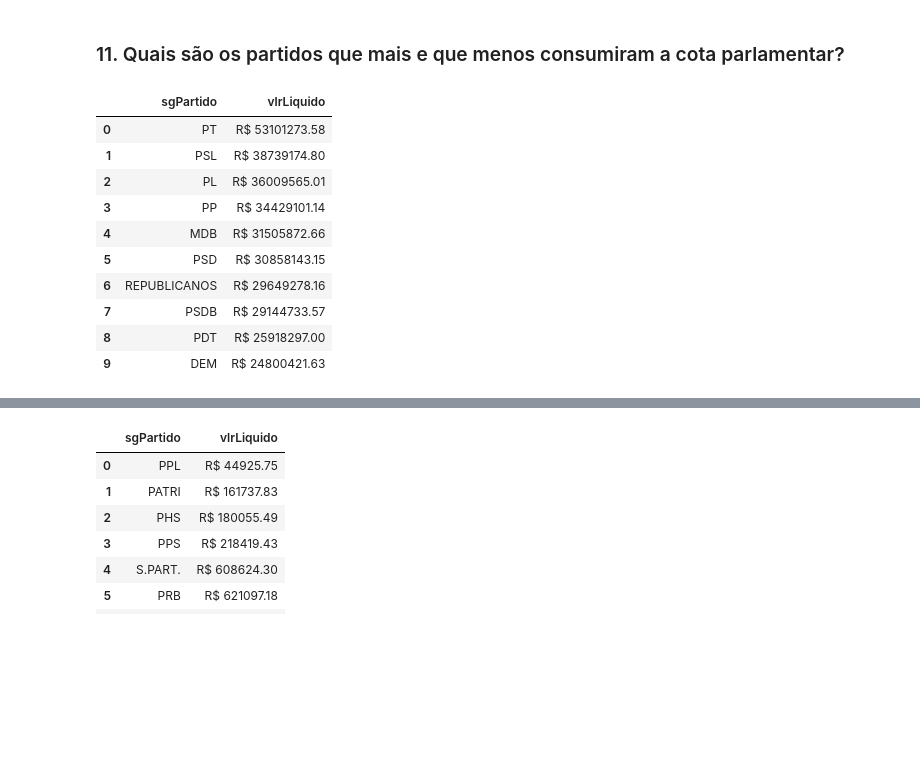
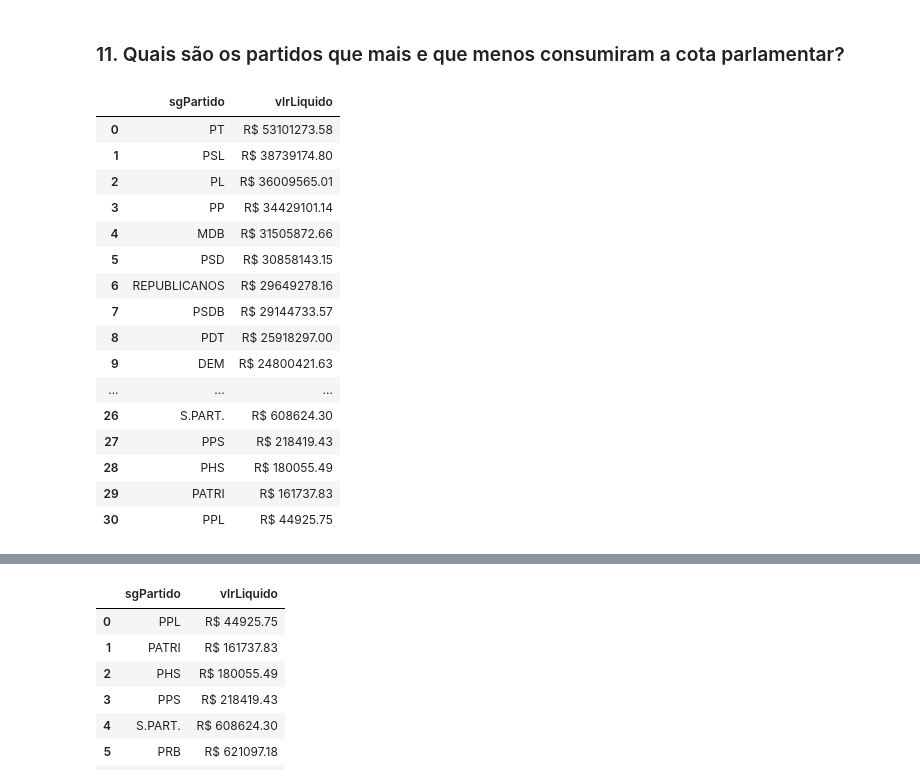
Before and after one commit to Sartorio12/Projeto_Modulo_5, a Jupyter notebook: notebook1.ipynb, the cells around one changed output, grey strips where cells are left out. Drawn from its saved outputs; the diff is of its cells as text; code cells hidden in the pictures; blank space fills up the shorter version.

```diff
--- a/notebook1.ipynb
+++ b/notebook1.ipynb
@@ -919,22 +983,28 @@ PPL               44925.75
 # %% [markdown]
 ### 11. Quais são os partidos que mais e que menos consumiram a cota parlamentar?
 # %%
-gastos_partidos = df_copia[['sgPartido','vlrLiquido']].groupby(['sgPartido']).sum().sort_values('vlrLiquido', ascending = False)
+gastos_partidos2 = df_copia[['sgPartido','vlrLiquido']].groupby(['sgPartido']).sum().sort_values('vlrLiquido', ascending = False)
 
-gastos_partidos = gastos_partidos.reset_index().head(10)
+gastos_partidos2 = gastos_partidos2.reset_index()
 
-gastos_partidos.style.format({'vlrLiquido':'R$ {:.2f}'}).background_gradient(cmap = 'Reds')
+gastos_partidos2.style.format({'vlrLiquido':'R$ {:.2f}'}).background_gradient(cmap = 'Reds')
 # %% [output]
 |  | sgPartido | vlrLiquido |
 | 0 | PT | R$ 53101273.58 |
 | 1 | PSL | R$ 38739174.80 |
 | 2 | PL | R$ 36009565.01 |
 | 3 | PP | R$ 34429101.14 |
 | 4 | MDB | R$ 31505872.66 |
 | 5 | PSD | R$ 30858143.15 |
 | 6 | REPUBLICANOS | R$ 29649278.16 |
 | 7 | PSDB | R$ 29144733.57 |
 | 8 | PDT | R$ 25918297.00 |
 | 9 | DEM | R$ 24800421.63 |
+| ... | ... | ... |
+| 26 | S.PART. | R$ 608624.30 |
+| 27 | PPS | R$ 218419.43 |
+| 28 | PHS | R$ 180055.49 |
+| 29 | PATRI | R$ 161737.83 |
+| 30 | PPL | R$ 44925.75 |
 # %%
 plt.figure(figsize=(15,6))
```
Also changed, not shown: parts of 12 cells of this notebook.
